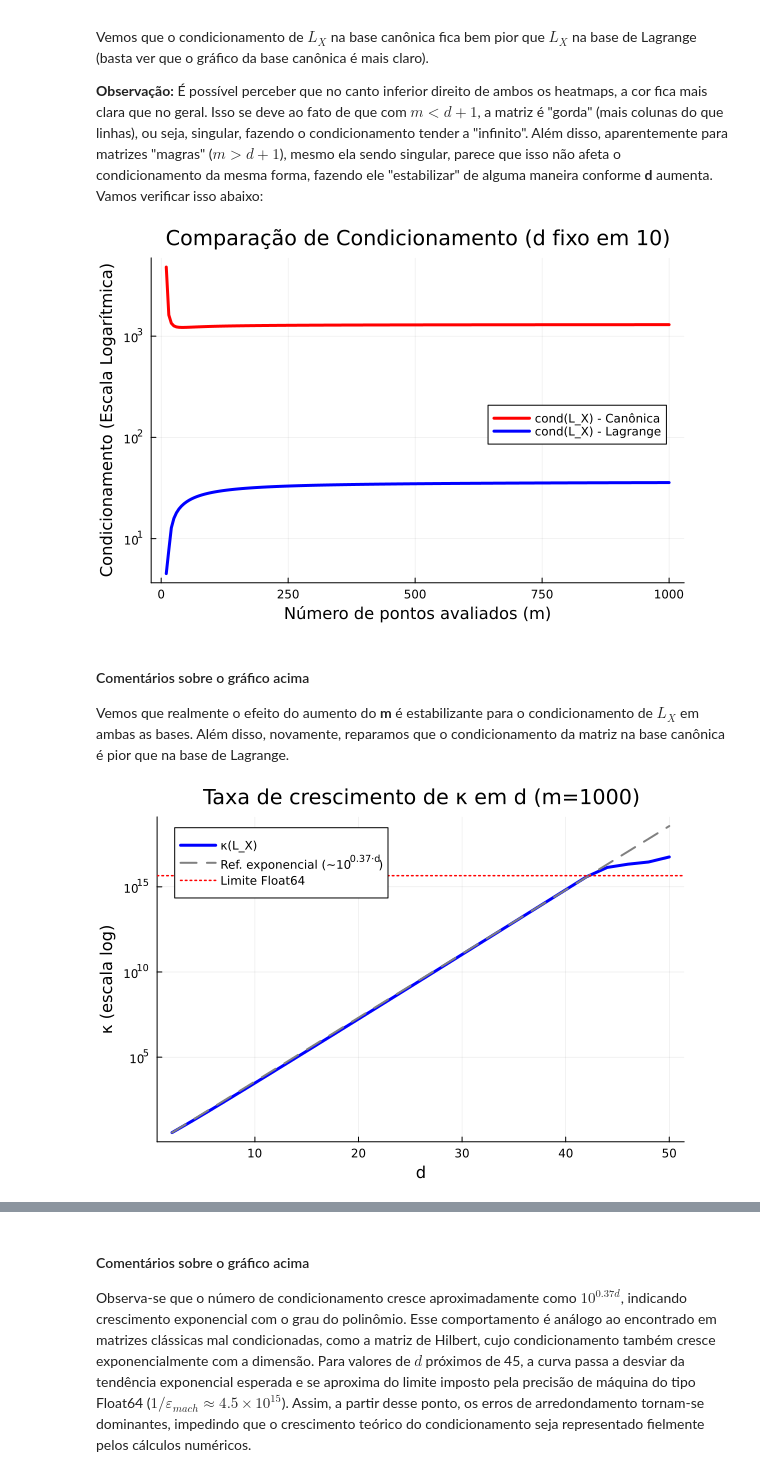
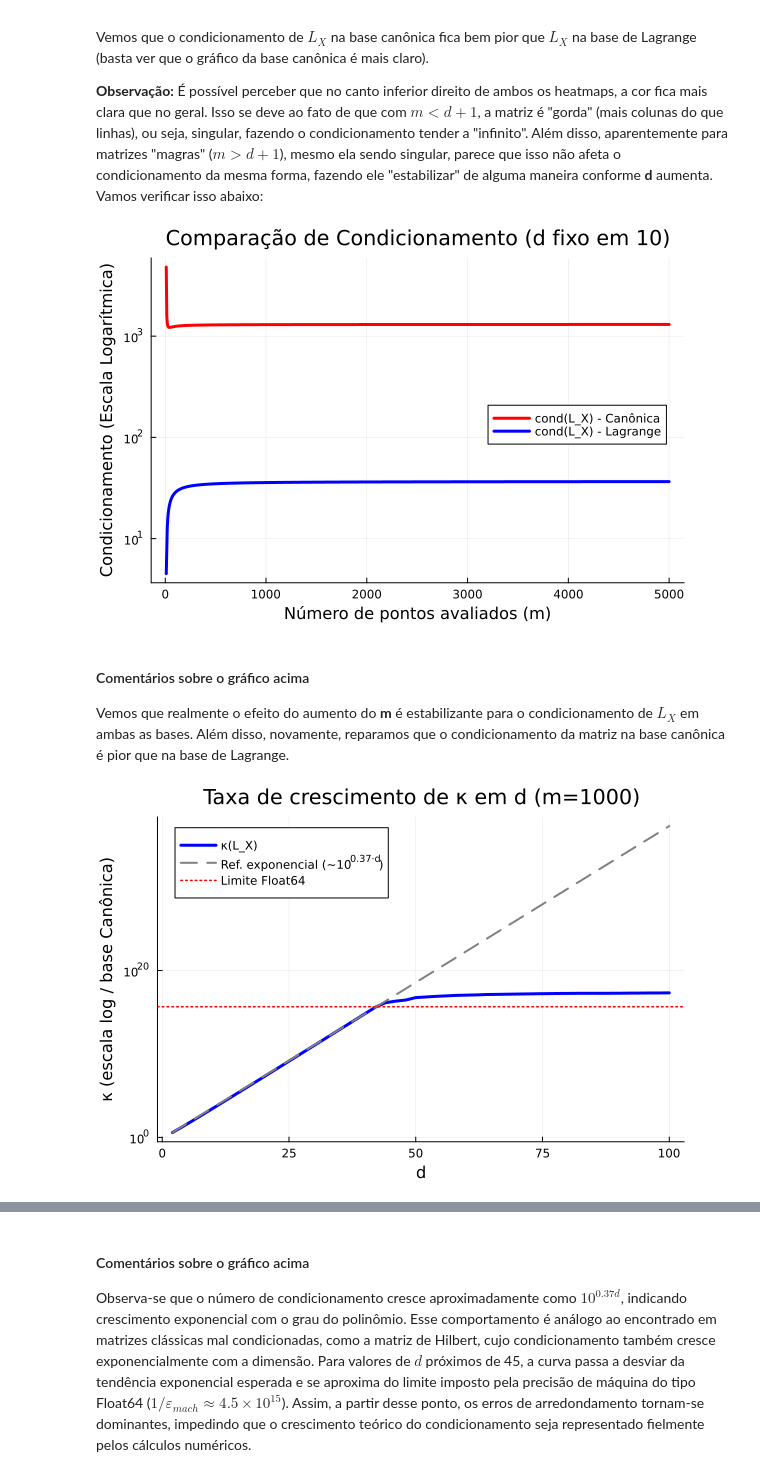
Before and after one commit to Jose-Pedro-Dresch/aln_pjt3_polinomios, a Jupyter notebook: Projeto3_julia (1).ipynb, the cells around one changed output, grey strips where cells are left out. Drawn from its saved outputs; the diff is of its cells as text; code cells hidden in the pictures.

```diff
--- a/Projeto3_julia (1).ipynb
+++ b/Projeto3_julia (1).ipynb
@@ -396,12 +396,12 @@ confirmado experimentalmente no Plot abaixo.
 # %%
 # ================= Configurações ================= #
 # Fixa m, varia d
-m_fixed = 200
+m_fixed = 300
 d_vals = 2:2:30
 
 # Fixa d, varia m
 d_fixed = 10
-m_vals = 12:4:300
+m_vals = 11:10:1000
 
 cond_L_d = zeros(length(d_vals))
 cond_R_d = zeros(length(d_vals))
@@ -526,9 +591,8 @@ Vemos que o condicionamento de $L_{X}$ na base canônica fica bem pior que $L_{X
 
 **Observação:** É possível perceber que no canto inferior direito de ambos os heatmaps, a cor fica mais clara que no geral. Isso se deve ao fato de que com $m < d+1$, a matriz é "gorda" (mais colunas do que linhas), ou seja, singular, fazendo o condicionamento tender a "infinito". Além disso, aparentemente para matrizes "magras" ($m > d+1$), mesmo ela sendo singular, parece que isso não afeta o condicionamento da mesma forma, fazendo ele "estabilizar" de alguma maneira conforme **d** aumenta. Vamos verificar isso abaixo:
 # %%
-# ================= Configurações ================= #
 d_fixed = 10
-m_vals = 10:5:1000
+m_vals = 10:5:5000
 
 cond_L_can = zeros(length(m_vals))
 cond_L_lag = zeros(length(m_vals))
@@ -564,47 +628,44 @@ plot!(plt,
 
 display(plt)
 # %% [output]
-[figure, old version]
+[figure, new version]
 # %% [markdown]
 #### Comentários sobre o gráfico acima
 
 Vemos que realmente o efeito do aumento do **m** é estabilizante para o condicionamento de $L_X$ em ambas as bases. Além disso, novamente, reparamos que o condicionamento da matriz na base canônica é pior que na base de Lagrange.
 # %%
-# ==== Q2d: curva de referência exponencial ==== #
-# Ajuda a quantificar a taxa de crescimento em d
-
 m_fixed = 1000
-d_vals_ref = 2:2:50
+d_vals_ref = 2:2:100
 kappa_ref = [custom_cond(vandermonde_matrix(collect(range(-1.0, 1.0, length=m_fixed)), d), d)
              for d in d_vals_ref]
 
 # Limite de precisão de máquina para Float64
 machine_limit = 1.0 / eps(Float64)  # ≈ 4.5e15
 
 # Ajusta a referência apenas nos pontos ANTES da saturação
 mask = kappa_ref .< machine_limit * 0.1   # margem de 10x abaixo do limite
 d_fit = collect(d_vals_ref)[mask]
 log_k_fit = log10.(kappa_ref[mask])
 
 # Regressão linear: log10(κ) ≈ a + slope*d
 slope_corr = (log_k_fit[end] - log_k_fit[1]) / (d_fit[end] - d_fit[1])
 intercept  = log_k_fit[1] - slope_corr * d_fit[1]
 ref_line   = [10^(intercept + slope_corr * d) for d in d_vals_ref]
 
 p = plot(d_vals_ref, kappa_ref,
     label="κ(L_X)", lw=3, color=:blue, yscale=:log10,
-    xlabel="d", ylabel="κ (escala log)",
+    xlabel="d", ylabel="κ (escala log / base Canônica)",
     title="Taxa de crescimento de κ em d (m=$m_fixed)")
 
 plot!(p, d_vals_ref, ref_line,
     label="Ref. exponencial (~10^{$(round(slope_corr, digits=2))·d})",
     lw=2, ls=:dash, color=:gray, legend=:topleft)
 
 # Linha de saturação numérica
 hline!(p, [machine_limit],
     label="Limite Float64",
     lw=1.5, ls=:dot, color=:red)
 
 display(p)
 # %% [output]
-[figure, old version]
+[figure, new version]
```
Also changed, not shown: parts of 14 cells of this notebook.
